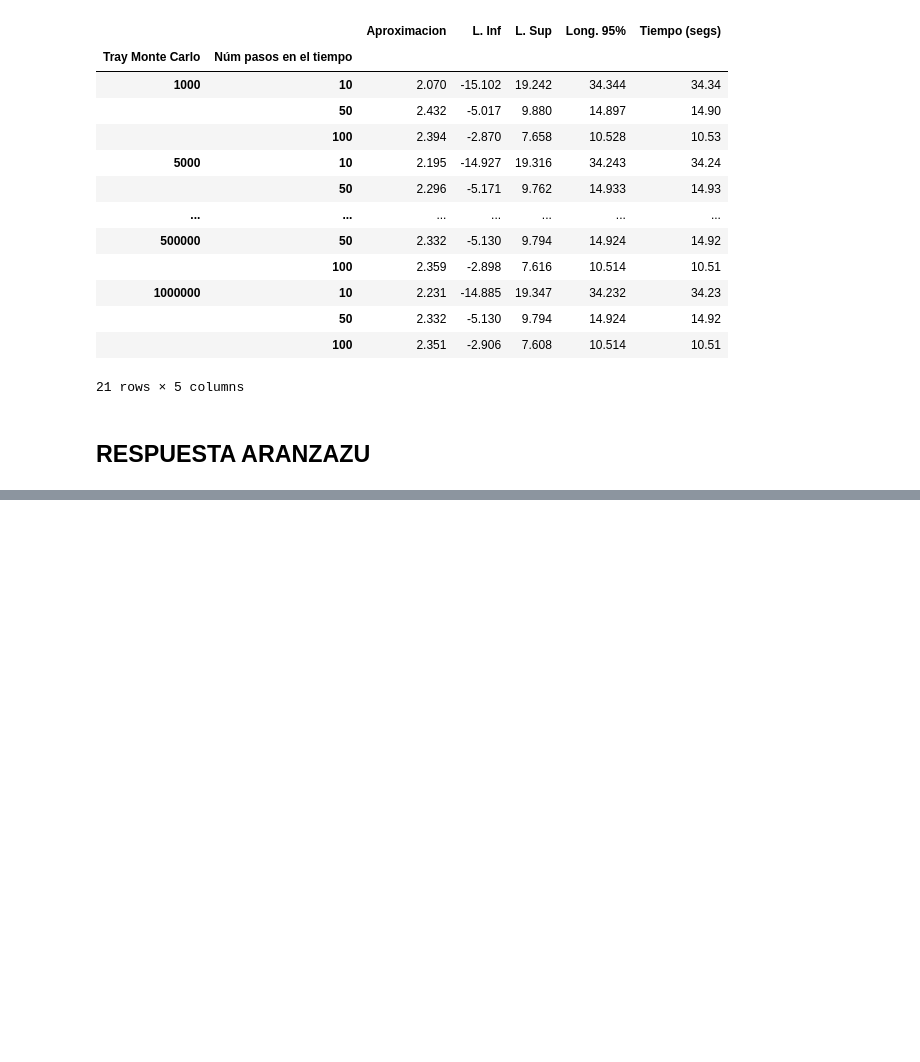
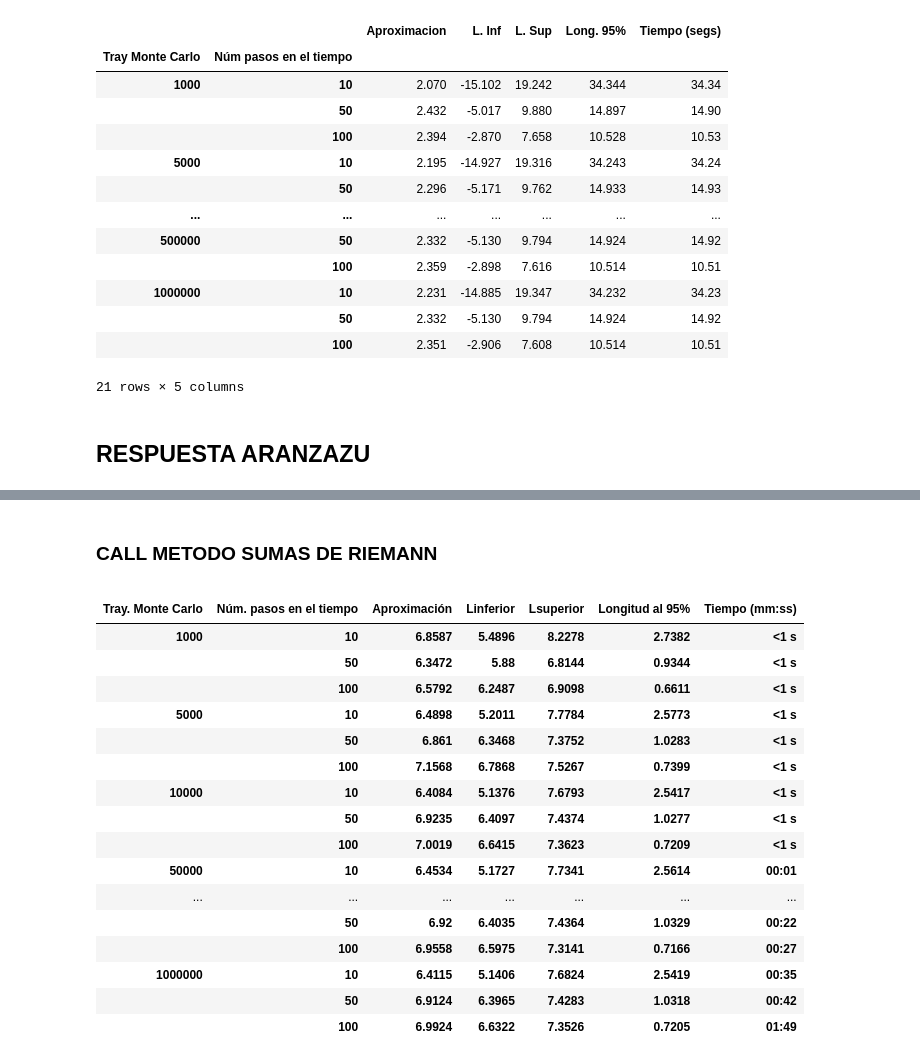
Before and after one commit to Aranzazu-R/Tarea9y10_HectorChavez_AranzazuRendon, a Jupyter notebook: Tarea10_simulación.ipynb, the cells around one changed output, grey strips where cells are left out. Cells and saved outputs as stored; diff of their text form; code cells hidden in the pictures; blank space fills up the shorter version.

```diff
--- a/Tarea10_simulación.ipynb
+++ b/Tarea10_simulación.ipynb
@@ -355,0 +626,47 @@ tabla_trap_put
+# %%
+# DATOS
+NbTraj = [1000, 5000, 10000, 50000, 100000, 500000, 1000000]
+NbStep = [10, 50, 100]
+S0 = 100
+K = 100
+r = 0.10
+sigma = 0.20
+T = 1
+# %%
+opt_call_sr = np.array(list(map(lambda N_traj: list(map(lambda N_step:  Riemann_approach_call(K, r, S0, N_traj, N_step, sigma, T),
+                                           NbStep)),NbTraj)))
+opt_put_sr = np.array(list(map(lambda N_traj: list(map(lambda N_step:  Riemann_approach_put(K, r, S0, N_traj, N_step, sigma, T),
+                                           NbStep)),NbTraj)))
+# %% [markdown]
+### CALL METODO SUMAS DE RIEMANN
+# %%
+# Indice trayectorias
+indice_t = [i for i in NbTraj for _ in (0,1,2)]
+# resultados de cada serie de pasos
+resultados = np.array(list(map(lambda i: opt_call_sr[:,:,i].flatten(), range(5))))
+# Indice pasos
+indice_p = [indice_t, NbStep*(len(NbTraj)), resultados[0], resultados[1], resultados[2], resultados[3], resultados[4]]
+# MultiIndex
+Multi_Index = pd.MultiIndex.from_arrays(indice_p, names = ('Tray. Monte Carlo', 'Núm. pasos en el tiempo', 'Aproximación',
+                                 'Linferior', 'Lsuperior', 'Longitud al 95%', 'Tiempo (mm:ss)'))
+tabla_call_sr = pd.DataFrame(index = Multi_Index)
+tabla_call_sr
+# %% [output]
+|  |  |  |  |  |  |  |
+| Tray. Monte Carlo | Núm. pasos en el tiempo | Aproximación | Linferior | Lsuperior | Longitud al 95% | Tiempo (mm:ss) |
+| 1000 | 10 | 6.8587 | 5.4896 | 8.2278 | 2.7382 | <1 s |
+|  | 50 | 6.3472 | 5.88 | 6.8144 | 0.9344 | <1 s |
+|  | 100 | 6.5792 | 6.2487 | 6.9098 | 0.6611 | <1 s |
+| 5000 | 10 | 6.4898 | 5.2011 | 7.7784 | 2.5773 | <1 s |
+|  | 50 | 6.861 | 6.3468 | 7.3752 | 1.0283 | <1 s |
+|  | 100 | 7.1568 | 6.7868 | 7.5267 | 0.7399 | <1 s |
+| 10000 | 10 | 6.4084 | 5.1376 | 7.6793 | 2.5417 | <1 s |
+|  | 50 | 6.9235 | 6.4097 | 7.4374 | 1.0277 | <1 s |
+|  | 100 | 7.0019 | 6.6415 | 7.3623 | 0.7209 | <1 s |
+| 50000 | 10 | 6.4534 | 5.1727 | 7.7341 | 2.5614 | 00:01 |
+| ... | ... | ... | ... | ... | ... | ... |
+|  | 50 | 6.92 | 6.4035 | 7.4364 | 1.0329 | 00:22 |
+|  | 100 | 6.9558 | 6.5975 | 7.3141 | 0.7166 | 00:27 |
+| 1000000 | 10 | 6.4115 | 5.1406 | 7.6824 | 2.5419 | 00:35 |
+|  | 50 | 6.9124 | 6.3965 | 7.4283 | 1.0318 | 00:42 |
+|  | 100 | 6.9924 | 6.6322 | 7.3526 | 0.7205 | 01:49 |
```
Also changed, not shown: parts of 18 cells of this notebook.
